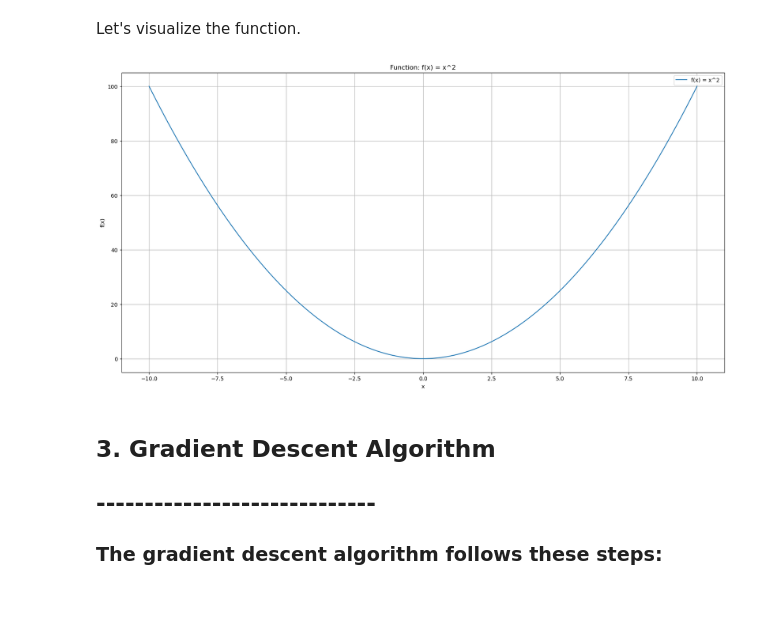
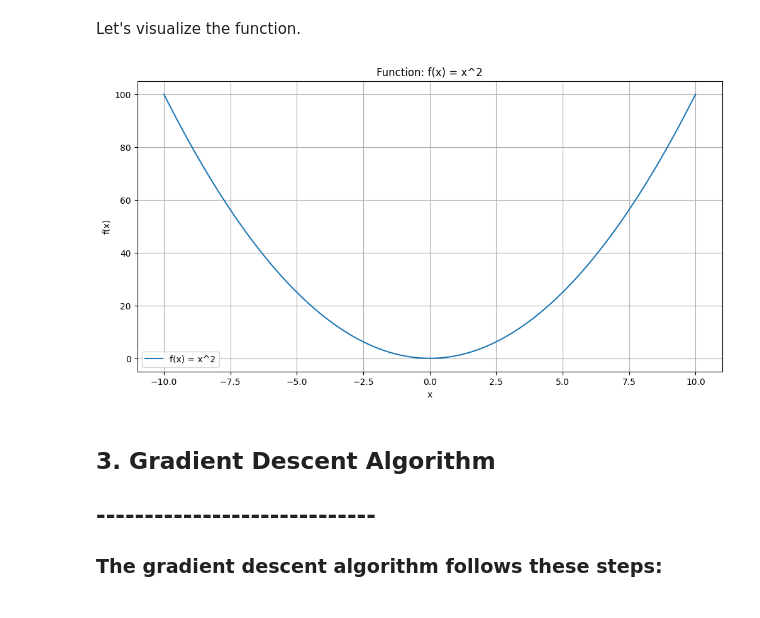
Before and after one commit to shashanksrajak/lava-iitg-2025, a Jupyter notebook: day2/Summer_School_Hands_On.ipynb, the cells around one changed output. Saved outputs shown, nothing was run; the diff lists cells and outputs as text; code cells hidden in the pictures.

```diff
--- a/day2/Summer_School_Hands_On.ipynb
+++ b/day2/Summer_School_Hands_On.ipynb
@@ -353,16 +354,17 @@ Let's visualize the function.
 # %%
 x = np.linspace(-10, 10, 100)  # 100 points from -10 to 10
 y = f(x)
 
+plt.figure(figsize=(12, 6))
 plt.plot(x, y, label="f(x) = x^2")
 plt.title("Function: f(x) = x^2")
 plt.xlabel("x")
 plt.ylabel("f(x)")
 plt.grid(True)
 plt.legend()
 plt.show()
 # %% [output]
-[figure, old version]
+[figure, new version]
 # %% [markdown]
 ## 3. Gradient Descent Algorithm
 ## -----------------------------
```
Also changed, not shown: parts of 8 cells of this notebook.
